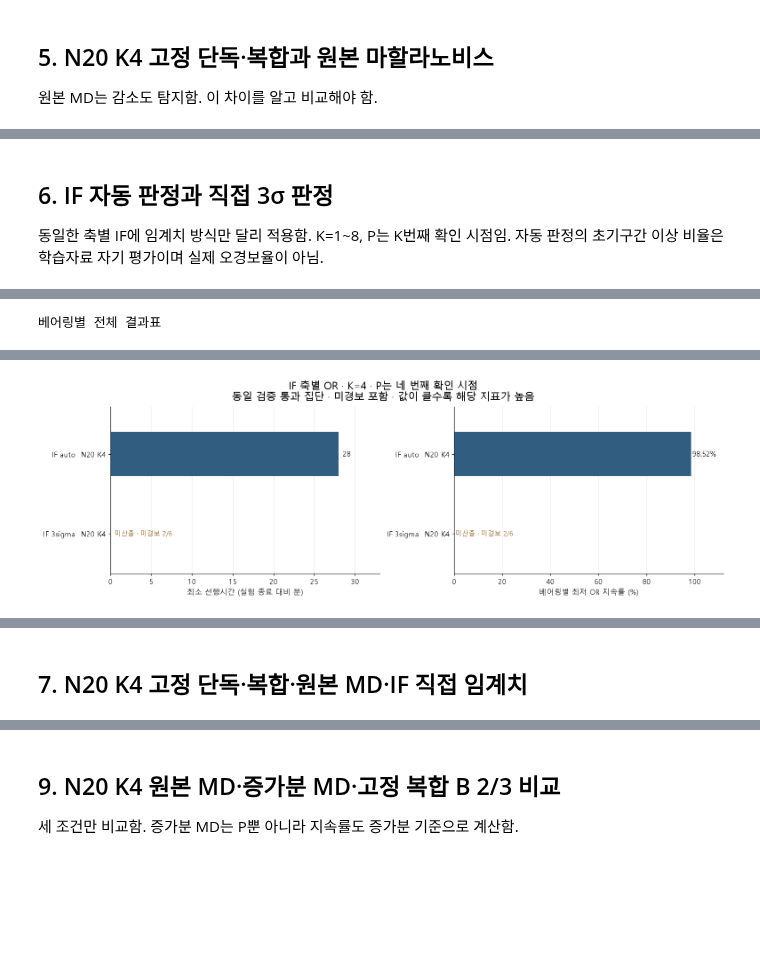
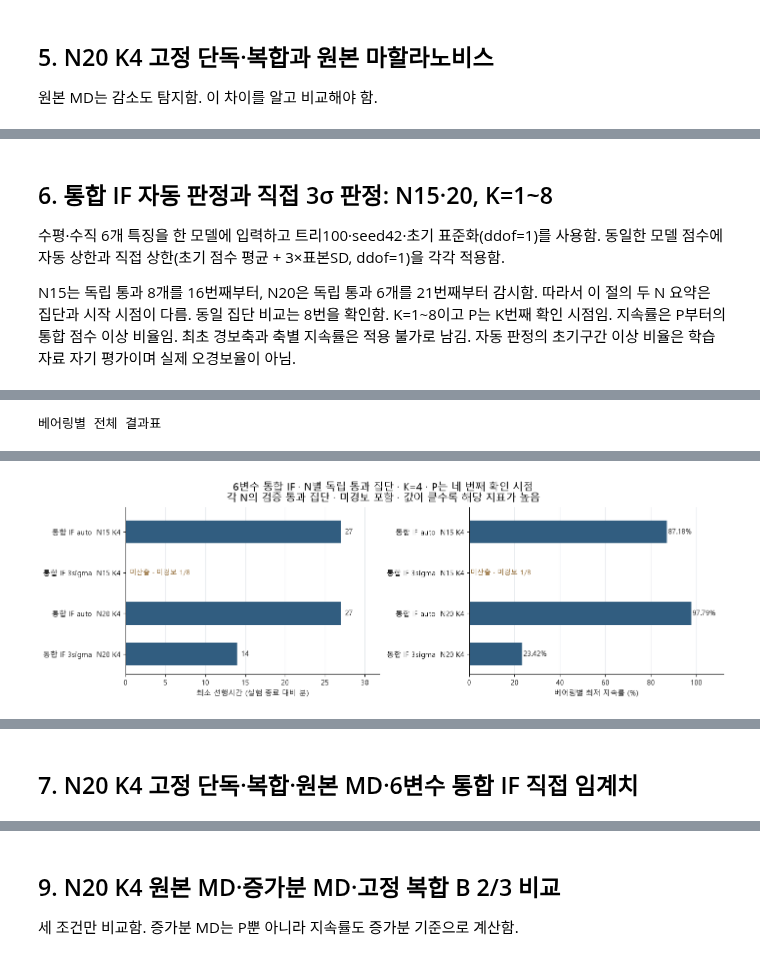
Before and after one commit to KNDA-GummyBearing/GummyBearing, a Jupyter notebook: notebooks/05_xjtu_final_model_comparison.ipynb, the cells around one changed output, grey strips where cells are left out. Cells and saved outputs as stored; diff of their text form; code cells hidden in the pictures; blank space fills up the shorter version.

```diff
--- a/notebooks/05_xjtu_final_model_comparison.ipynb
+++ b/notebooks/05_xjtu_final_model_comparison.ipynb
@@ -294,13 +315,14 @@ def summarize_results(details):
     rows = []
     metrics = [('min_lead_time_min', 'lead_time_min', 'min'),
                ('mean_lead_time_min', 'lead_time_min', 'mean'),
-               ('min_OR_persistence_pct', 'OR_persistence_pct', 'min'),
-               ('mean_OR_persistence_pct', 'OR_persistence_pct', 'mean'),
+               ('min_persistence_pct', 'persistence_pct', 'min'),
+               ('mean_persistence_pct', 'persistence_pct', 'mean'),
                ('min_first_axis_persistence_pct', 'first_axis_persistence_pct', 'min'),
                ('mean_first_axis_persistence_pct', 'first_axis_persistence_pct', 'mean')]
     for key, group in details.groupby(GROUP_KEYS, dropna=False, sort=False):
         alarmed = group[group.alarm_state.ne('no_alarm')]
         row = dict(zip(GROUP_KEYS, key))
+        row["signal_combination"] = "integrated" if row["detector"].startswith("if_") else "H/V OR"
         row.update(population=len(group), alarmed_count=len(alarmed),
                    no_alarm_count=int(group.alarm_state.eq('no_alarm').sum()),
                    alarm_at_end_count=int(group.alarm_state.eq('alarm_at_end').sum()),
@@ -317,19 +339,19 @@ def section_table(section, details, summary=None):
     return pd.concat([summary.assign(row_type="summary"),
                       details.assign(row_type="bearing")], ignore_index=True).assign(analysis_section=section)
 
-SUMMARY_COLS = ["model","baseline_n","k","alarm_mode","population","no_alarm_count",
-                "min_lead_time_min","min_OR_persistence_pct","mean_OR_persistence_pct",
+SUMMARY_COLS = ["model","baseline_n","k","alarm_mode","signal_combination","population","no_alarm_count",
+                "min_lead_time_min","min_persistence_pct","mean_persistence_pct",
                 "min_first_axis_persistence_pct"]
-DETAIL_COLS = ["bearing","model","baseline_n","k","alarm_mode","t_P","lead_time_min",
-               "OR_persistence_pct","first_alarm_axis","first_axis_persistence_pct",
+DETAIL_COLS = ["bearing","model","baseline_n","k","alarm_mode","signal_combination","t_P","lead_time_min",
+               "persistence_pct","first_alarm_axis","first_axis_persistence_pct",
                "t_P_H","t_P_V","alarm_state"]
 LABELS = {"model":"방법","baseline_n":"N","k":"K","alarm_mode":"횟수 규칙",
           "population":"비교 수","no_alarm_count":"미경보 수","min_lead_time_min":"최소 선행(분)",
-          "min_OR_persistence_pct":"최저 OR(%)","mean_OR_persistence_pct":"평균 OR(%)",
+          "min_persistence_pct":"최저 지속률(%)","mean_persistence_pct":"평균 지속률(%)",
           "min_first_axis_persistence_pct":"최초축 최저(%)","bearing":"베어링",
-          "t_P":"P 측정번호","lead_time_min":"선행시간(분)","OR_persistence_pct":"OR 지속률(%)",
+          "t_P":"P 측정번호","lead_time_min":"선행시간(분)","persistence_pct":"이상 지속률(%)",
           "first_alarm_axis":"최초축","first_axis_persistence_pct":"최초축 지속률(%)",
-          "t_P_H":"수평 P","t_P_V":"수직 P","alarm_state":"경보 결과"}
+          "t_P_H":"수평 P","t_P_V":"수직 P","alarm_state":"경보 결과","signal_combination":"판단 결합"}
 def show_results(details):
     summary = summarize_results(details)
     view = summary[SUMMARY_COLS].rename(columns=LABELS)
@@ -388,7 +412,7 @@ def compare_plot(summary, title, name):
              COLORS["positive_md"] if r.detector=="md_positive" else COLORS["reference"]
              for r in s.itertuples()]
     for ax, metric, xlabel in [(axes[0],"min_lead_time_min","최소 선행시간 (실험 종료 대비 분)"),
-                               (axes[1],"min_OR_persistence_pct","베어링별 최저 OR 지속률 (%)")]:
+                               (axes[1],"min_persistence_pct","베어링별 최저 지속률 (%)")]:
         values = s[metric].to_numpy()
         for i,v in enumerate(values):
             if np.isfinite(v):
@@ -405,7 +429,7 @@ def compare_plot(summary, title, name):
         valid = values[np.isfinite(values)]
         ax.set_xlim(0, 112 if "persistence" in metric else max(25,valid.max()*1.18) if len(valid) else 25)
         ax.grid(axis="x",color="#E5E9ED"); ax.set_axisbelow(True)
-    fig.suptitle(title+"\n동일 검증 통과 집단 · 미경보 포함 · 값이 클수록 해당 지표가 높음",fontsize=15)
+    fig.suptitle(title+"\n각 N의 검증 통과 집단 · 미경보 포함 · 값이 클수록 해당 지표가 높음",fontsize=15)
     finish_plot(fig,name)
 
 def record(number, name, details, title, plot=True):
@@ -450,7 +474,7 @@ finish_plot(fig,"01_baseline_validation")
 
 # 모델은 각 베어링의 초기 자료에 한 번만 적합하여 비교 조건을 고정함.
 cache, calibration_rows = {}, []
-for n,bearings in [(20,passed20),(15,common)]:
+for n,bearings in [(20,passed20),(15,passed15)]:
     for bearing in bearings:
         x=data.loc[data.bearing.eq(bearing),FEATURE_COLUMNS].to_numpy().reshape(-1,2,3)
         cache[bearing,n]=fit_scores(x,n)
@@ -650,15 +699,27 @@ record(5,"fixed_vs_mahalanobis",with_md,"고정 Z-score와 원본 MD · 탐지
 # %% [markdown]
-## 6. IF 자동 판정과 직접 3σ 판정
+## 6. 통합 IF 자동 판정과 직접 3σ 판정: N15·20, K=1~8
 
-동일한 축별 IF에 임계치 방식만 달리 적용함. K=1~8, P는 K번째 확인 시점임.
-자동 판정의 초기구간 이상 비율은 학습자료 자기 평가이며 실제 오경보율이 아님.
+수평·수직 6개 특징을 한 모델에 입력하고 트리100·seed42·초기 표준화(ddof=1)를 사용함.
+동일한 모델 점수에 자동 상한과 직접 상한(초기 점수 평균 + 3×표본SD, ddof=1)을 각각 적용함.
+
+N15는 독립 통과 8개를 16번째부터, N20은 독립 통과 6개를 21번째부터 감시함.
+따라서 이 절의 두 N 요약은 집단과 시작 시점이 다름. 동일 집단 비교는 8번을 확인함.
+K=1~8이고 P는 K번째 확인 시점임. 지속률은 P부터의 통합 점수 이상 비율임.
+최초 경보축과 축별 지속률은 적용 불가로 남김. 자동 판정의 초기구간 이상 비율은
+학습자료 자기 평가이며 실제 오경보율이 아님.
 # %%
-if_comparison=build_results(data,cache,passed20,20,
-    [(detector,3,k,"consecutive") for k in range(1,9) for detector in ["if_auto","if_3sigma"]])
-record(6,"isolation_forest_thresholds",if_comparison,"IF 자동·직접 임계치",plot=False)
+if_comparison=pd.concat([
+    build_results(data,cache,bearings,n,
+        [(detector,3,k,"consecutive") for k in range(1,9)
+         for detector in ["if_auto","if_3sigma"]])
+    for n,bearings in [(15,passed15),(20,passed20)]],ignore_index=True)
+record(6,"isolation_forest_thresholds",if_comparison,"통합 IF 자동·직접 임계치",plot=False)
+# MD 축별 공분산 진단은 섞지 않고, 통합 IF의 초기 점수·상한만 이 절에 기록함.
+if_calibration=calibration[calibration.diagnostic_model.eq("isolation_forest")].dropna(axis=1,how="all")
 sections["06_isolation_forest_thresholds"]=pd.concat([
     sections["06_isolation_forest_thresholds"],
-    calibration[calibration.baseline_n.eq(20)].assign(row_type="calibration")],ignore_index=True)
-compare_plot(section_summaries[6].query("k == 4"),"IF 축별 OR · K=4 · P는 네 번째 확인 시점","06_if_K4_comparison")
-display(calibration[calibration.baseline_n.eq(20)].round(5))
+    if_calibration.assign(row_type="calibration")],ignore_index=True)
+compare_plot(section_summaries[6].query("k == 4"),
+    "6변수 통합 IF · N별 독립 통과 집단 · K=4 · P는 네 번째 확인 시점","06_if_K4_comparison")
+display(if_calibration.round(5))
 # %% [output]
@@ -700 +761 @@ display(calibration[calibration.baseline_n.eq(20)].round(5))
-[figure, old version]
+[figure, new version]
@@ -714,5 +777,5 @@ display(calibration[calibration.baseline_n.eq(20)].round(5))
 # %% [markdown]
-## 7. N20 K4 고정 단독·복합·원본 MD·IF 직접 임계치
+## 7. N20 K4 고정 단독·복합·원본 MD·6변수 통합 IF 직접 임계치
 # %%
 overall=build_results(data,cache,passed20,20,fixed_specs+md_spec+if_spec)
 record(7,"overall_direct_comparison",overall,"고정 Z·원본 MD·IF 직접 3σ")
```
Also changed, not shown: parts of 22 cells of this notebook, 24 other files.
